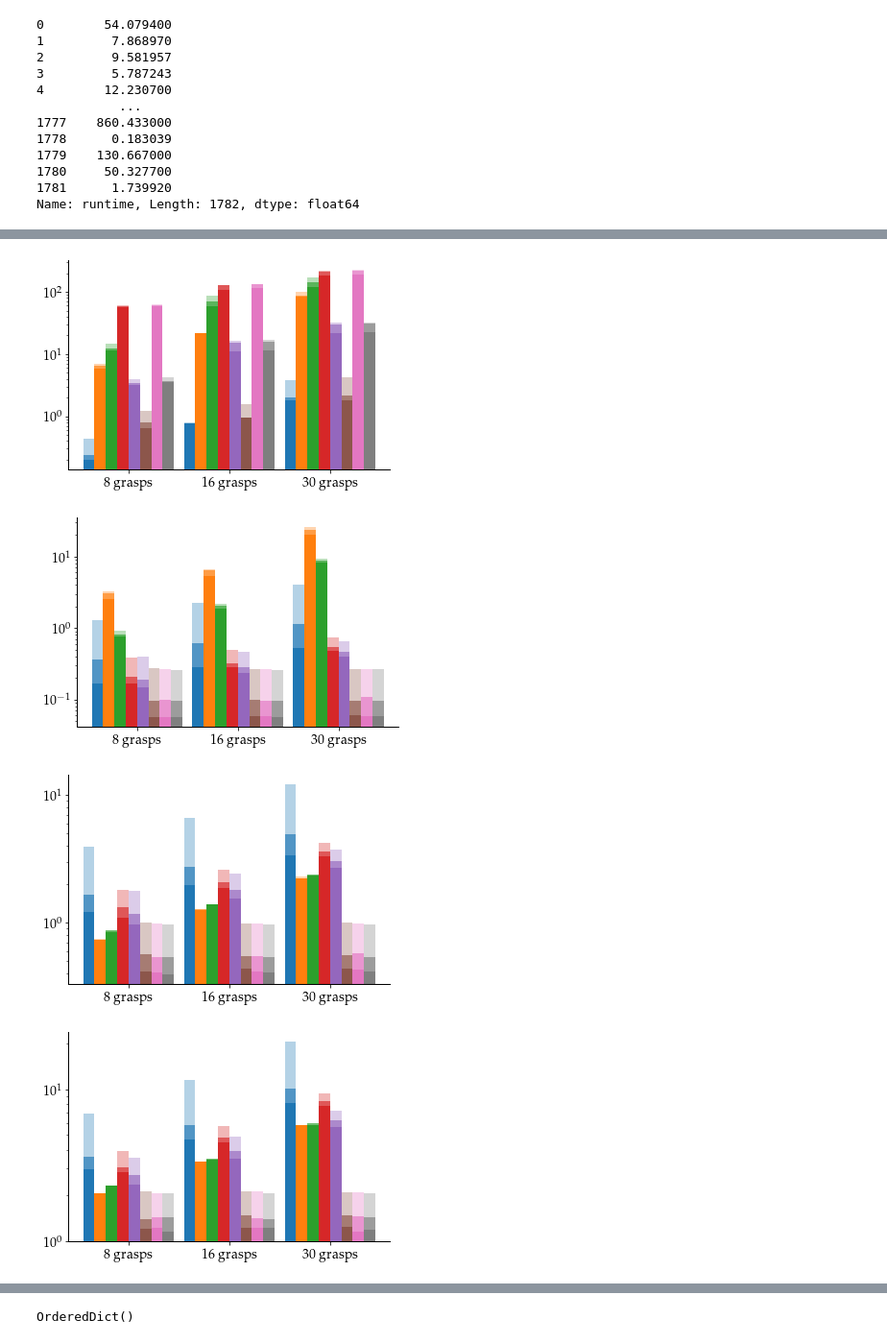
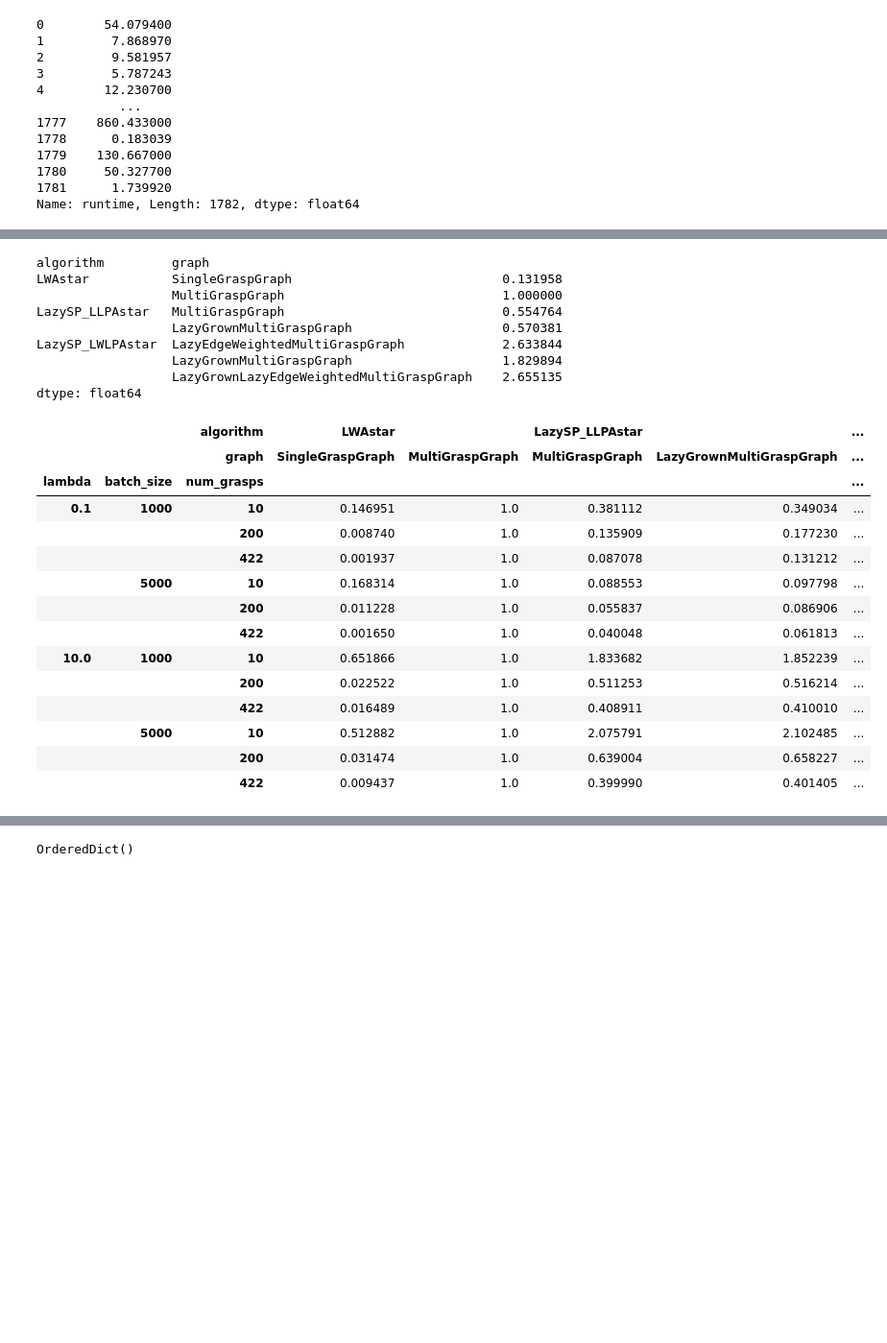
Before and after one commit to malwaru/hfts_grasp_planner, a Jupyter notebook: scripts/notebooks/mg_planner_evaluation.ipynb, the cells around one changed output, grey strips where cells are left out. Shown at 96% size. Saved outputs shown, nothing was run; the diff lists cells and outputs as text; code cells hidden in the pictures; blank space fills up the shorter version.

Commit message:
Status save

```diff
--- a/scripts/notebooks/mg_planner_evaluation.ipynb
+++ b/scripts/notebooks/mg_planner_evaluation.ipynb
@@ -199,7 +187,7 @@ data
 # %%
 
 # data2 = load_results('/home/joshua/projects/placement_catkin/experiment_results/paper/2d_updated_additional')
-yumi_data = load_results('/home/joshua/projects/placement_catkin/experiment_results/paper/yumi')
+yumi_data = load_results('/home/joshua/projects/placement_catkin/experiment_results/paper/yumi', runtime_type='total_cpu_time')
 # len(yumi_data)
 # %%
 data = pd.read_csv('/home/joshua/projects/placement_catkin/experiment_results/paper/2d.csv')
@@ -308,11 +303,11 @@ pretty_algo_names = {
 pretty_graph_names = {
     'SingleGraspGraph': 'SG',
     'MultiGraspGraph': 'MG',
-    'LazyGrownLazyEdgeWeightedMultiGraspGraph': 'LGW, LG-MG',
-    'LazyGrownLazyWeightedMultiGraspGraph': 'ELGW, LG-MG',
-    'LazyGrownMultiGraspGraph': 'LW, LG-MG',
-    'LazyEdgeWeightedMultiGraspGraph': 'LGW, MG',
-    'LazyWeightedMultiGraspGraph': 'ELGW, MG'
+    'LazyGrownLazyEdgeWeightedMultiGraspGraph': 'LG-MG, LGW',
+    'LazyGrownLazyWeightedMultiGraspGraph': 'LG-MG, ELGW',
+    'LazyGrownMultiGraspGraph': 'LG-MG, LW',
+    'LazyEdgeWeightedMultiGraspGraph': 'MG, LGW',
+    'LazyWeightedMultiGraspGraph': 'MG, ELGW'
 }
 
 def configure_latex():
@@ -362,7 +357,7 @@ def annotate_caps(axis, rects, max_height):
         if rect.get_height() == max_height:
             axis.annotate('', xy=(rect.get_x() + rect.get_width() / 2, max_height), arrowprops={'arrowstyle': '<-'}, xytext=(0, 20), textcoords="offset pixels", ha='center', va='bottom')
 
-def plot_runtimes(data, scene, batch_size, algo_graph_combos, ee_type='LastUnknown', variants=None, reverse_variants=False, max_runtime=None, bar_gap=0.1, save_path=None, min_relative_height=None, lower_plot_ratio=0.5, show_legend=True, variant_index='step_size', show_max_val=False, log_scale=False):
+def plot_runtimes(data, scene, batch_size, algo_graph_combos, ee_type='LastUnknown', variants=None, reverse_variants=False, max_runtime=None, bar_gap=0.1, save_path=None, min_relative_height=None, lower_plot_ratio=0.5, show_legend=True, variant_index='step_size', show_max_val=False, log_scale=False, speedup_to=None):
     """ Plot runtimes of different algorithm-graph combinations on the given scene for the given roadmap size.
         Args:
             data(pd.DataFrame) - the result data
@@ -379,6 +374,7 @@ def plot_runtimes(data, scene, batch_size, algo_graph_combos, ee_type='LastUnkno
             show_legend(optional, bool) - show legend or not
             show_max_val(optional, bool) - if True show maximal value on legend
             log_scale(optional, bool) -  if True, plot log-10 scale
+            speedup_to(optional, str) - optionally provide a algo-graph combo to plot relative speed-ups in runtime to rather than absolute runtimes
     """
     configure_latex()
     scene_data = data[(data['scene'] == scene) & (data['batch_size']  == batch_size) & ((data['edge_selector_type'] == ee_type) | (data['edge_selector_type'] == 'default'))]
@@ -387,6 +383,9 @@ def plot_runtimes(data, scene, batch_size, algo_graph_combos, ee_type='LastUnkno
     # if log_scale:
         # scene_data['runtime'] = np.log10(scene_data['runtime'])
     plot_data = scene_data.pivot(index=[variant_index, 'num_grasps'],columns=['algorithm', 'graph'], values='runtime')
+    if speedup_to is not None:
+        plot_data = 1.0 / plot_data.div(plot_data[speedup_to], axis=0)
+        algo_graph_combos = list(filter(lambda x: x != speedup_to, algo_graph_combos))
     # display(plot_data)
     if max_runtime is None:
         max_runtime = data['runtime'].max()
@@ -472,6 +471,9 @@ def plot_runtimes(data, scene, batch_size, algo_graph_combos, ee_type='LastUnkno
     ax.set_xticklabels(map(lambda x: str(x) + ' grasps', plot_data.loc[variants[0]].index.values))
     if log_scale:
         plt.yscale('log')
+    if speedup_to:
+        x_min, x_max = ax.get_xaxis().get_view_interval()
+        ax.add_artist(plt.Line2D((x_min, x_max), (1.0, 1.0), color='black', linewidth=1, linestyle='dashed', zorder=100, clip_on=True))
     simplify_axis(ax)
     if save_path is not None:
         fig.savefig(save_path, bbox_inches='tight')
@@ -489,15 +491,30 @@ def create_latex_table(data, scene, algo_graph_combos, variant_index, ee_type='L
             out_file.write(latex_str)
     return latex_str
 
+def compute_speedups(data, scene, baseline, algo_graph_combos, variant_index, ee_type='LastUnknown', file_name=None):
+    scene_data = data[(data['scene'] == scene) & ((data['edge_selector_type'] == ee_type) | (data['edge_selector_type'] == 'default'))]
+    if len(scene_data) == 0:
+        raise ValueError("Input data does not contain data for scene %s" % (scene))
+    # scene_data['latex_str'] = scene_data.agg(lambda df: "$%.2f \pm %.2f$" % (df['runtime'], df['runtime_std']), axis=1)
+    runtimes = scene_data.pivot(index=[variant_index, 'batch_size', 'num_grasps'],columns=['algorithm', 'graph'], values='runtime')
+    runtimes.sort_index(axis=1)
+    speedups = 1.0 / runtimes[algo_graph_combos].div(runtimes[baseline], axis=0)
+    display(speedups.mean())
+    if file_name:
+        with open(file_name, 'w') as out_file:
+            out_file.write(speedups.to_latex(multirow=True, float_format="%.2f"))
+    return speedups
+
 # inputs
 # scene = 'cluttered_field_dist'
 bar_gap = 0.1  # percentage of space that the gap between groups should take
 scene = 'cabinet_high_clutter_placing'
 lmbda = 0.1
-tdata = data # [yumi_data['lambda'] == lmbda]
+# tdata = data # [yumi_data['lambda'] == lmbda]
+tdata = yumi_data
 batch_size = 1000
-# algo_graph_combos = [('LWAstar', 'SingleGraspGraph'), ('LWAstar', 'MultiGraspGraph'), ('LazySP_LLPAstar', 'MultiGraspGraph'), ('LazySP_LLPAstar', 'LazyGrownMultiGraspGraph'), ('LazySP_LWLPAstar', 'LazyEdgeWeightedMultiGraspGraph'), ('LazySP_LWLPAstar', 'LazyGrownMultiGraspGraph'), ('LazySP_LWLPAstar', 'LazyGrownLazyEdgeWeightedMultiGraspGraph')] # yumi
-algo_graph_combos = [('LWAstar', 'MultiGraspGraph'), ('LazySP_LLPAstar', 'MultiGraspGraph'), ('LazySP_LLPAstar', 'LazyGrownMultiGraspGraph'), ('LazySP_LWLPAstar', 'LazyWeightedMultiGraspGraph'), ('LazySP_LWLPAstar', 'LazyEdgeWeightedMultiGraspGraph'), ('LazySP_LWLPAstar', 'LazyGrownMultiGraspGraph'), ('LazySP_LWLPAstar', 'LazyGrownLazyWeightedMultiGraspGraph'), ('LazySP_LWLPAstar', 'LazyGrownLazyEdgeWeightedMultiGraspGraph')] # 2d
+algo_graph_combos = [('LWAstar', 'SingleGraspGraph'), ('LWAstar', 'MultiGraspGraph'), ('LazySP_LLPAstar', 'MultiGraspGraph'), ('LazySP_LLPAstar', 'LazyGrownMultiGraspGraph'), ('LazySP_LWLPAstar', 'LazyEdgeWeightedMultiGraspGraph'), ('LazySP_LWLPAstar', 'LazyGrownMultiGraspGraph'), ('LazySP_LWLPAstar', 'LazyGrownLazyEdgeWeightedMultiGraspGraph')] # yumi
+# algo_graph_combos = [('LWAstar', 'MultiGraspGraph'), ('LazySP_LLPAstar', 'MultiGraspGraph'), ('LazySP_LLPAstar', 'LazyGrownMultiGraspGraph'), ('LazySP_LWLPAstar', 'LazyWeightedMultiGraspGraph'), ('LazySP_LWLPAstar', 'LazyEdgeWeightedMultiGraspGraph'),  ('LazySP_LWLPAstar', 'LazyGrownLazyWeightedMultiGraspGraph'), ('LazySP_LWLPAstar', 'LazyGrownLazyEdgeWeightedMultiGraspGraph'), ('LazySP_LWLPAstar', 'LazyGrownMultiGraspGraph')] # 2d
 
 plotting_params = {
     ('cluttered_field_const', 1000): {'min_relative_height': 0.03, 'lower_plot_ratio': 0.75, "show_max_val": True},
@@ -514,10 +531,10 @@ plotting_params = {
     ('cluttered_field_infeasible_const', 10000): {'min_relative_height': None},
 }
 
-for (scene, batch_size) in plotting_params.keys():
+# for (scene, batch_size) in plotting_params.keys():
     # plot_runtimes(tdata, scene, batch_size, algo_graph_combos, variants=None, reverse_variants=False, save_path='/home/joshua/projects/publications/transportation_grasps_paper/figures/results/' + scene + str(batch_size) + '.pdf', show_legend=False, **plotting_params[(scene, batch_size)])
-    plot_runtimes(tdata, scene, batch_size, algo_graph_combos, variants=None, reverse_variants=False, save_path='/home/joshua/projects/publications/transportation_grasps_paper/figures/results/' + scene + str(batch_size) + '.pdf', show_legend=False, log_scale=True)
-# plot_runtimes(tdata, 'cluttered_field_const', 1000, algo_graph_combos, save_path='/tmp/legen.svg', show_legend=True)
+    # plot_runtimes(tdata, scene, batch_size, algo_graph_combos, variants=None, reverse_variants=False, save_path='/home/joshua/projects/publications/transportation_grasps_paper/figures/results/' + scene + str(batch_size) + '.pdf', show_legend=False, log_scale=False, speedup_to=('LWAstar', 'MultiGraspGraph'))
+# plot_runtimes(data, 'cluttered_field_const', 1000, algo_graph_combos, save_path='/tmp/legen.svg', show_legend=True, speedup_to=('LWAstar', 'MultiGraspGraph'))
 
 # algo_graph_combos = [('LWAstar', 'SingleGraspGraph'), ('LWAstar', 'MultiGraspGraph'), ('LazySP_LLPAstar', 'MultiGraspGraph'), ('LazySP_LWLPAstar', 'LazyWeightedMultiGraspGraph'), ('LazySP_LWLPAstar', 'LazyEdgeWeightedMultiGraspGraph'), ('LazySP_LWLPAstar', 'LazyGrownMultiGraspGraph'), ('LazySP_LWLPAstar', 'LazyGrownLazyWeightedMultiGraspGraph'), ('LazySP_LWLPAstar', 'LazyGrownLazyEdgeWeightedMultiGraspGraph')] # operations
 # algo_graph_combos = [('LWAstar', 'MultiGraspGraph'), ('LazySP_LLPAstar', 'MultiGraspGraph'), ('LazySP_LLPAstar', 'LazyGrownMultiGraspGraph'), ('LazySP_LWLPAstar', 'LazyEdgeWeightedMultiGraspGraph'), ('LazySP_LWLPAstar', 'LazyGrownMultiGraspGraph'), ('LazySP_LWLPAstar', 'LazyGrownLazyEdgeWeightedMultiGraspGraph')] # operations
@@ -527,6 +544,8 @@ for (scene, batch_size) in plotting_params.keys():
 # plot_runtimes(tdata, scene, batch_size, algo_graph_combos, min_relative_height=0.03, lower_plot_ratio=0.4, variants=None, reverse_variants=True, save_path='/home/joshua/projects/publications/transportation_grasps_paper/figures/results/' + scene + str(batch_size) + str(lmbda)+'.pdf', show_legend=True, variant_index='lambda')
 
 # create_latex_table(tdata, scene, algo_graph_combos, variant_index='lambda', file_name='/tmp/latex.out')
+compute_speedups(tdata, scene, ('LWAstar', 'MultiGraspGraph'), algo_graph_combos, variant_index='lambda', file_name='/tmp/speedups')
+# compute_speedups(data, 'cluttered_field_infeasible_const', ('LWAstar', 'MultiGraspGraph'), algo_graph_combos, variant_index='step_size')
 # scene_data = tdata[(tdata['scene'] == scene) & ((tdata['edge_selector_type'] == 'LastUnknown') | (tdata['edge_selector_type'] == 'default'))]
 # if len(scene_data) == 0:
     # raise ValueError("Input data does not contain data for scene %s" % (scene))
@@ -578,7 +589,27 @@ for (scene, batch_size) in plotting_params.keys():
-[figure, removed]
-[figure, removed]
-[figure, removed]
-[figure, removed]
+algorithm         graph
+LWAstar           SingleGraspGraph                            0.131958
+                  MultiGraspGraph                             1.000000
+LazySP_LLPAstar   MultiGraspGraph                             0.554764
+                  LazyGrownMultiGraspGraph                    0.570381
+LazySP_LWLPAstar  LazyEdgeWeightedMultiGraspGraph             2.633844
+                  LazyGrownMultiGraspGraph                    1.829894
+                  LazyGrownLazyEdgeWeightedMultiGraspGraph    2.655135
+dtype: float64
+|  |  | algorithm | LWAstar |  | LazySP_LLPAstar |  | ... |
+|  |  | graph | SingleGraspGraph | MultiGraspGraph | MultiGraspGraph | LazyGrownMultiGraspGraph | ... |
+| lambda | batch_size | num_grasps |  |  |  |  | ... |
+| 0.1 | 1000 | 10 | 0.146951 | 1.0 | 0.381112 | 0.349034 | ... |
+|  |  | 200 | 0.008740 | 1.0 | 0.135909 | 0.177230 | ... |
+|  |  | 422 | 0.001937 | 1.0 | 0.087078 | 0.131212 | ... |
+|  | 5000 | 10 | 0.168314 | 1.0 | 0.088553 | 0.097798 | ... |
+|  |  | 200 | 0.011228 | 1.0 | 0.055837 | 0.086906 | ... |
+|  |  | 422 | 0.001650 | 1.0 | 0.040048 | 0.061813 | ... |
+| 10.0 | 1000 | 10 | 0.651866 | 1.0 | 1.833682 | 1.852239 | ... |
+|  |  | 200 | 0.022522 | 1.0 | 0.511253 | 0.516214 | ... |
+|  |  | 422 | 0.016489 | 1.0 | 0.408911 | 0.410010 | ... |
+|  | 5000 | 10 | 0.512882 | 1.0 | 2.075791 | 2.102485 | ... |
+|  |  | 200 | 0.031474 | 1.0 | 0.639004 | 0.658227 | ... |
+|  |  | 422 | 0.009437 | 1.0 | 0.399990 | 0.401405 | ... |
 # %%
 data2[(data2['scene'] == scene) & (data2['algorithm'] == 'LazySP_LWLPAstar') & (data2['graph'] == 'LazyEdgeWeightedMultiGraspGraph') & (data2['batch_size'] == 10000)].sort_values(['num_grasps','step_size'])
 # %% [output]
```
Also changed, not shown: parts of 6 cells of this notebook, 2 other files.
